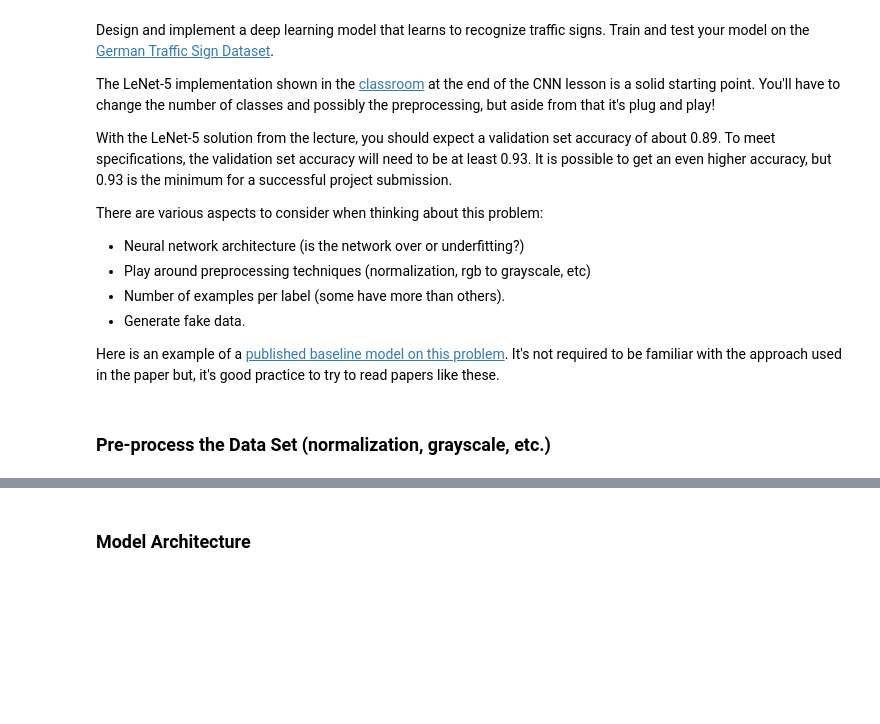
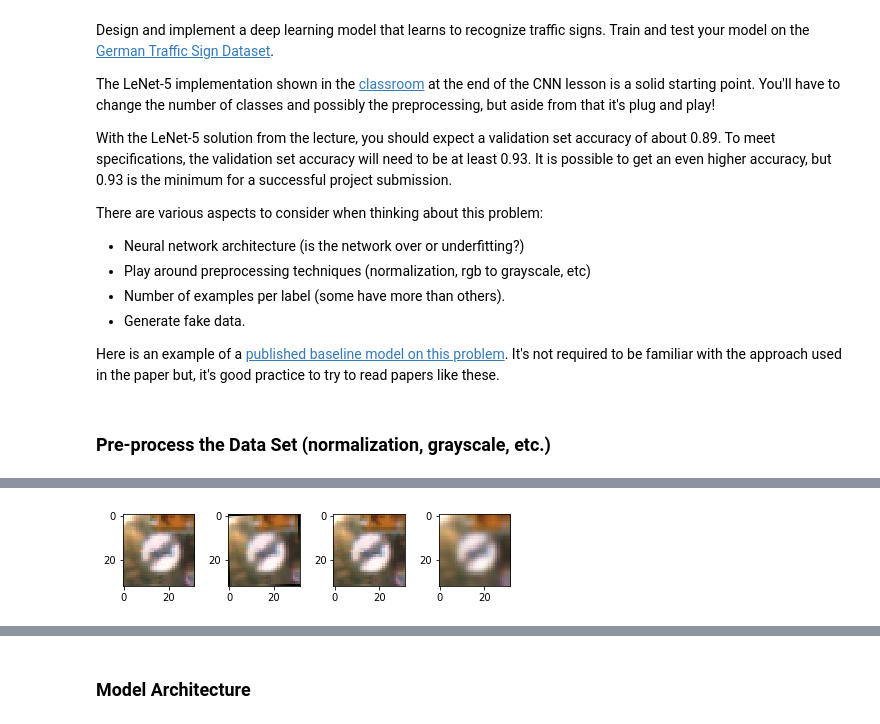
Before and after one commit to dbjnbnrj/CarND-Traffic-Sign-Classifier-Project, a Jupyter notebook: Traffic_Sign_Classifier.ipynb, the cells around one changed output, grey strips where cells are left out. Drawn from its saved outputs; the diff is of its cells as text; code cells hidden in the pictures; blank space fills up the shorter version.

```diff
--- a/Traffic_Sign_Classifier.ipynb
+++ b/Traffic_Sign_Classifier.ipynb
@@ -179,24 +226,34 @@ plt.show()
 # %%
 def rotate_image(img):
      rows,cols,depth = img.shape
      M = cv2.getRotationMatrix2D((cols/2,rows/2),5*np.random.choice([-1, 1, 2, -2], 1)[0],1)
      rotated_img = cv2.warpAffine(img,M,(cols,rows))
      return np.asarray(rotated_img, dtype="uint8")
 
-
 def add_blur(img):
     blur_effect = 5
     blurred_image = cv2.GaussianBlur(img, (blur_effect, blur_effect), 0)
     return blurred_image
 
+def add_brightness(img):
+    hsv = cv2.cvtColor(img, cv2.COLOR_BGR2HSV)
+    h, s, v = cv2.split(hsv)
+    v += 255
+    final_hsv = cv2.merge((h, s, v))
+    bright_img = cv2.cvtColor(final_hsv, cv2.COLOR_HSV2BGR)
+    return bright_img
+
 def original(img):
     return img
 
 
-f, axarr = plt.subplots(1,3)
-img = train['features'][0]
+f, axarr = plt.subplots(1,4)
+img = train['features'][123]
 axarr[0].imshow(original(img))
 axarr[1].imshow(rotate_image(img))
-axarr[2].imshow(add_blur(img))
+axarr[2].imshow(add_brightness(img))
+axarr[3].imshow(add_blur(img))
 plt.tight_layout()
 plt.show()
+# %% [output]
+[figure, added]
```
Also changed, not shown: parts of 25 cells of this notebook.
